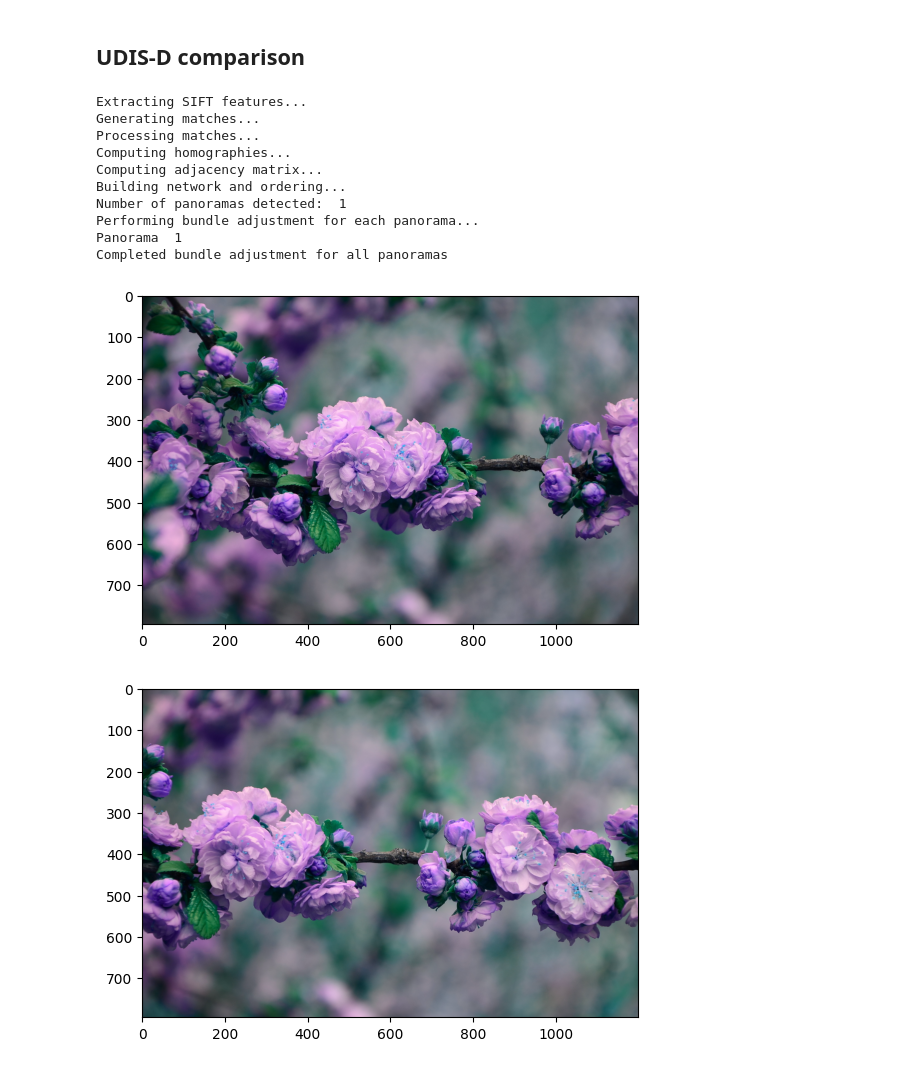
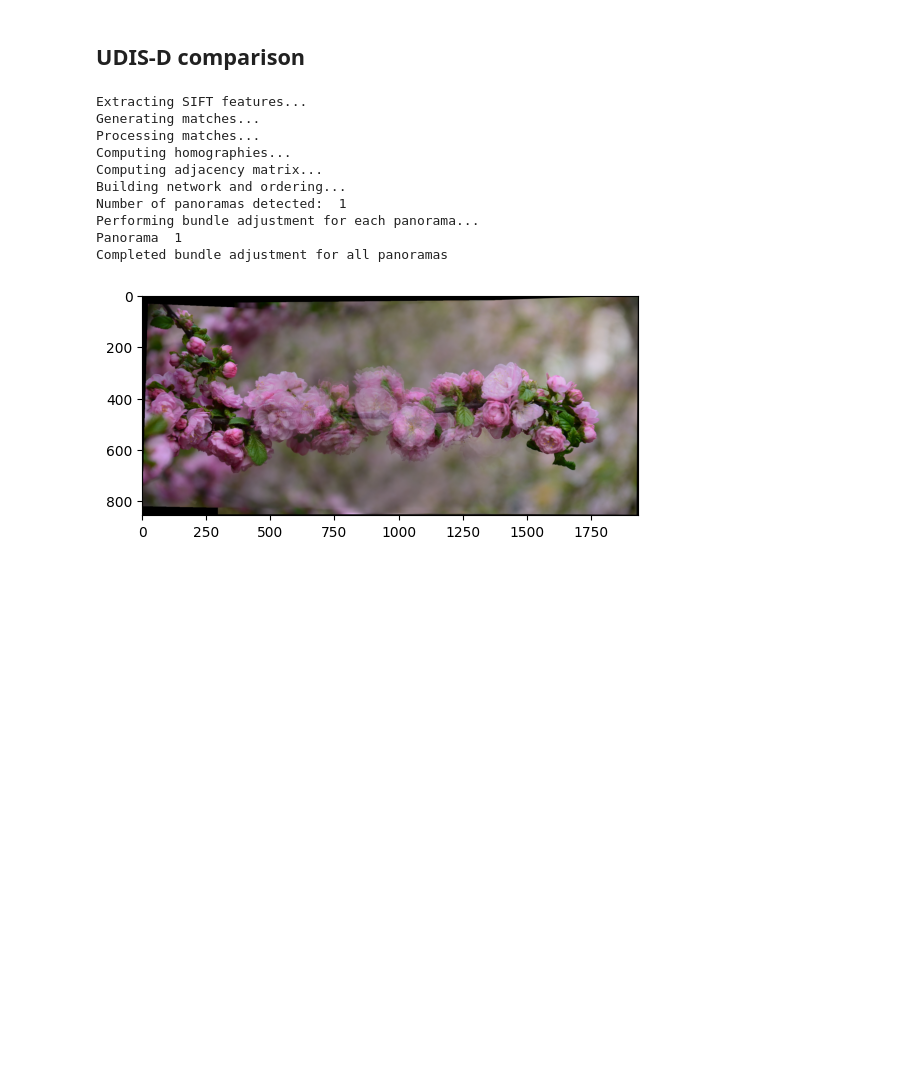
Before and after one commit to gautamxyz/Automatic-Panoramic-Image-Stitching-using-Invariant-Features, a Jupyter notebook: analysis.ipynb, the cells around one changed output. Drawn from its saved outputs; the diff is of its cells as text; code cells hidden in the pictures; blank space fills up the shorter version.

Commit message:
Integrated stitching with gain

```diff
--- a/analysis.ipynb
+++ b/analysis.ipynb
@@ -115,7 +58,7 @@ def generatePanaroma(img_list):
         for H in BA.bundleHomo[i]:
             H_list.append(H)
 
-        st = Stitcher(img_list,H_list)
+        st = Stitcher(img_list,H_list,gain_list)
         st.stitch()
         pano = st.panaroma
         plt.imshow(pano)
@@ -143,28 +86,23 @@ def evaluate_img(img1,img2):
 # %%
 flower_path = "./data/flower/"
 flower_list = []
-i = 1
 for filename in os.listdir(flower_path):
     img = cv.imread(os.path.join(flower_path,filename))
     flower_list.append(img)
-    if i == 2:
-        break
-    i += 1
 
 # stitch the flower images
 generatePanaroma(flower_list)
 # flower_stitched = cv.cvtColor(flower_stitched, cv.COLOR_BGR2RGB)
 # plt.imshow(flower_stitched)
 # %% [output]
 Extracting SIFT features...
 Generating matches...
 Processing matches...
 Computing homographies...
 Computing adjacency matrix...
 Building network and ordering...
 Number of panoramas detected:  1
 Performing bundle adjustment for each panorama...
 Panorama  1
 Completed bundle adjustment for all panoramas
-[figure, old version]
+[figure, new version]
-[figure, removed]
```
Also changed, not shown: parts of 2 cells of this notebook, 1 other file.
